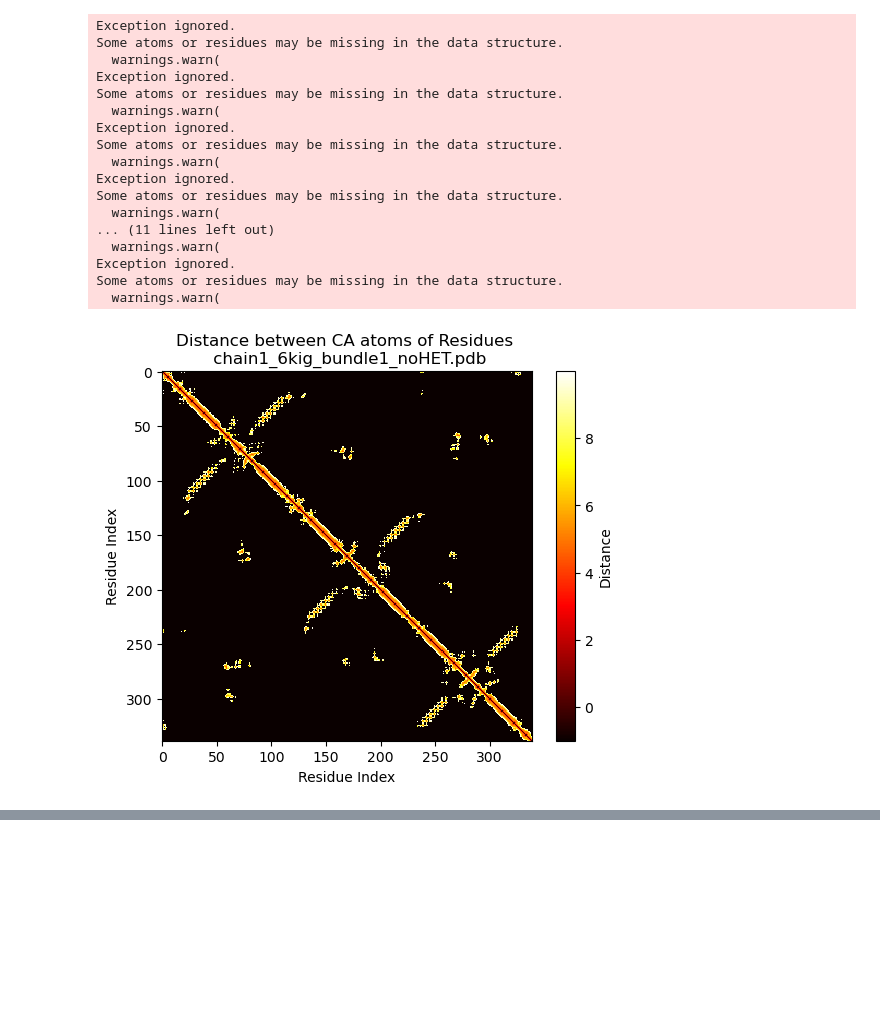
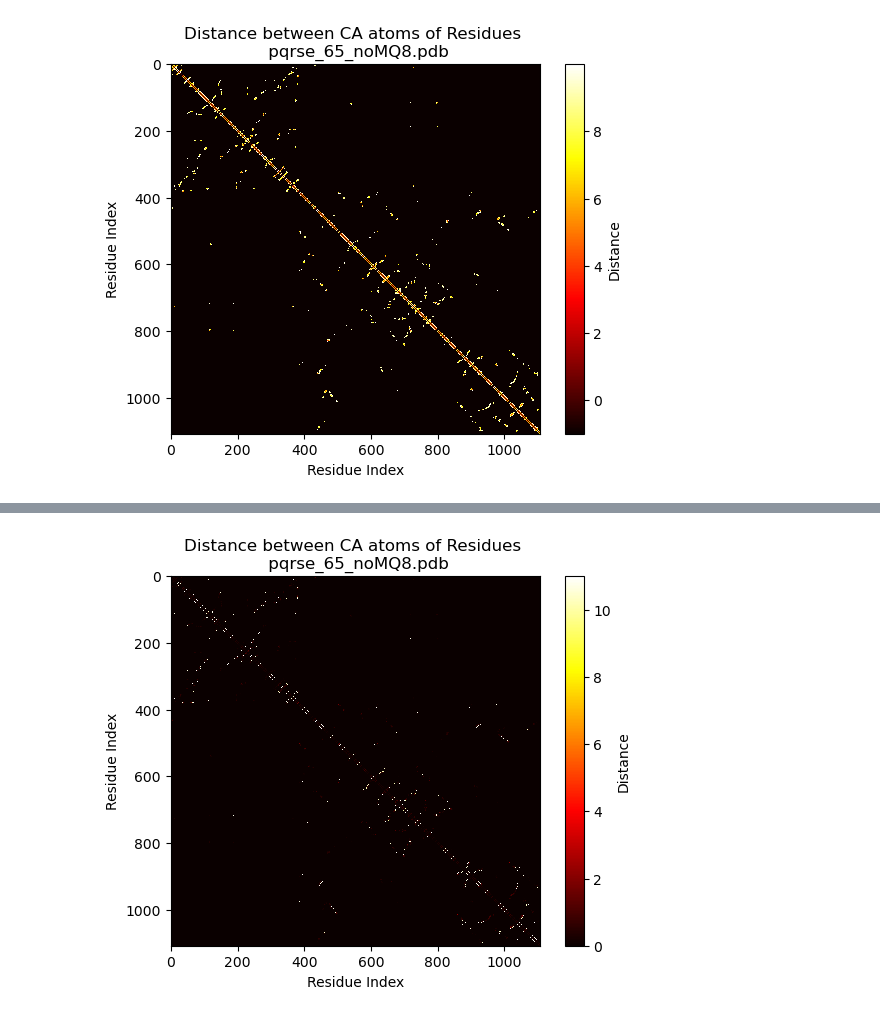
Before and after one commit to granepura/python_GunnerLab, a Jupyter notebook: Contact_Map_Gehan.ipynb, the cells around one changed output, grey strips where cells are left out. Drawn from its saved outputs; the diff is of its cells as text; code cells hidden in the pictures; blank space fills up the shorter version.

```diff
--- a/Contact_Map_Gehan.ipynb
+++ b/Contact_Map_Gehan.ipynb
@@ -5,8 +5,8 @@ from mpl_toolkits.axes_grid1 import make_axes_locatable
 from Bio.PDB import PDBParser
 
 # Provide the path to your PDB file, Ensure to remove HETATMS before running
-pdb_file1 = 'chain1_6kig_bundle1_noHET.pdb'
-pdb_file2 = 'chain2_6kig_bundle1_noHET.pdb'
+pdb_file1 = 'pqrse_65_noMQ8.pdb'
+pdb_file2 = 'pqrse_67_noMQ8.pdb'
 
 # Define the distance cutoff
 distance_cutoff = 10.0  # Modify this value as needed
@@ -47,51 +47,37 @@ def create_distance_matrix(pdb_file, distance_cutoff=10.0):
                     distance_matrix[i, j] = -1
             except KeyError:
                 # If CA atom is missing, set distance to distance_cutoff
                 distance_matrix[i, j] = distance_cutoff
 
     return distance_matrix
 
 def plot_heatmap(distance_matrix, pdb_file):
     pdb_file = pdb_file
     fig, ax = plt.subplots()
     im = ax.imshow(distance_matrix, cmap='viridis')
     plt.imshow(distance_matrix, cmap='hot', origin='upper', interpolation='nearest')
     plt.xlabel('Residue Index')
     plt.ylabel('Residue Index')
     plt.colorbar(label='Distance')
     plt.title(f'Distance between CA atoms of Residues \n {pdb_file}')
     plt.show()
 
+def absMatrix(matrix):
+    return [[abs(x) for x in row] for row in matrix]
+
 # Create distance matrix with distance cutoff
 distance_matrix1 = create_distance_matrix(pdb_file1, distance_cutoff)
 distance_matrix2 = create_distance_matrix(pdb_file2, distance_cutoff)
-#distance_matrix_diff = distance_matrix2 - distance_matrix1
+distance_matrix = distance_matrix2 - distance_matrix1
+distance_matrix_diff = absMatrix(distance_matrix)
 
 # Convert float32 to regular float for JSON serialization
 distance_matrix1 = distance_matrix1.astype(float)
 distance_matrix2 = distance_matrix2.astype(float)
-#distance_matrix_diff = distance_matrix_diff.astype(float)
 
 # Plot heatmap
 plot_heatmap(distance_matrix1, pdb_file1)
 plot_heatmap(distance_matrix2, pdb_file2)
-#plot_heatmap(distance_matrix_diff)
+plot_heatmap(distance_matrix_diff, pdb_file1)
 # %% [output]
-Exception ignored.
-Some atoms or residues may be missing in the data structure.
-  warnings.warn(
-Exception ignored.
-Some atoms or residues may be missing in the data structure.
-  warnings.warn(
-Exception ignored.
-Some atoms or residues may be missing in the data structure.
-  warnings.warn(
-Exception ignored.
-Some atoms or residues may be missing in the data structure.
-  warnings.warn(
-... (11 lines left out)
-  warnings.warn(
-Exception ignored.
-Some atoms or residues may be missing in the data structure.
-  warnings.warn(
-[figure, old version]
+[figure, new version]
@@ -99,3 +85,4 @@ Some atoms or residues may be missing in the data structure.
+[figure, added]
 # %%
 from Bio.PDB import *
 import json
```
Also changed, not shown: parts of 2 cells of this notebook.
